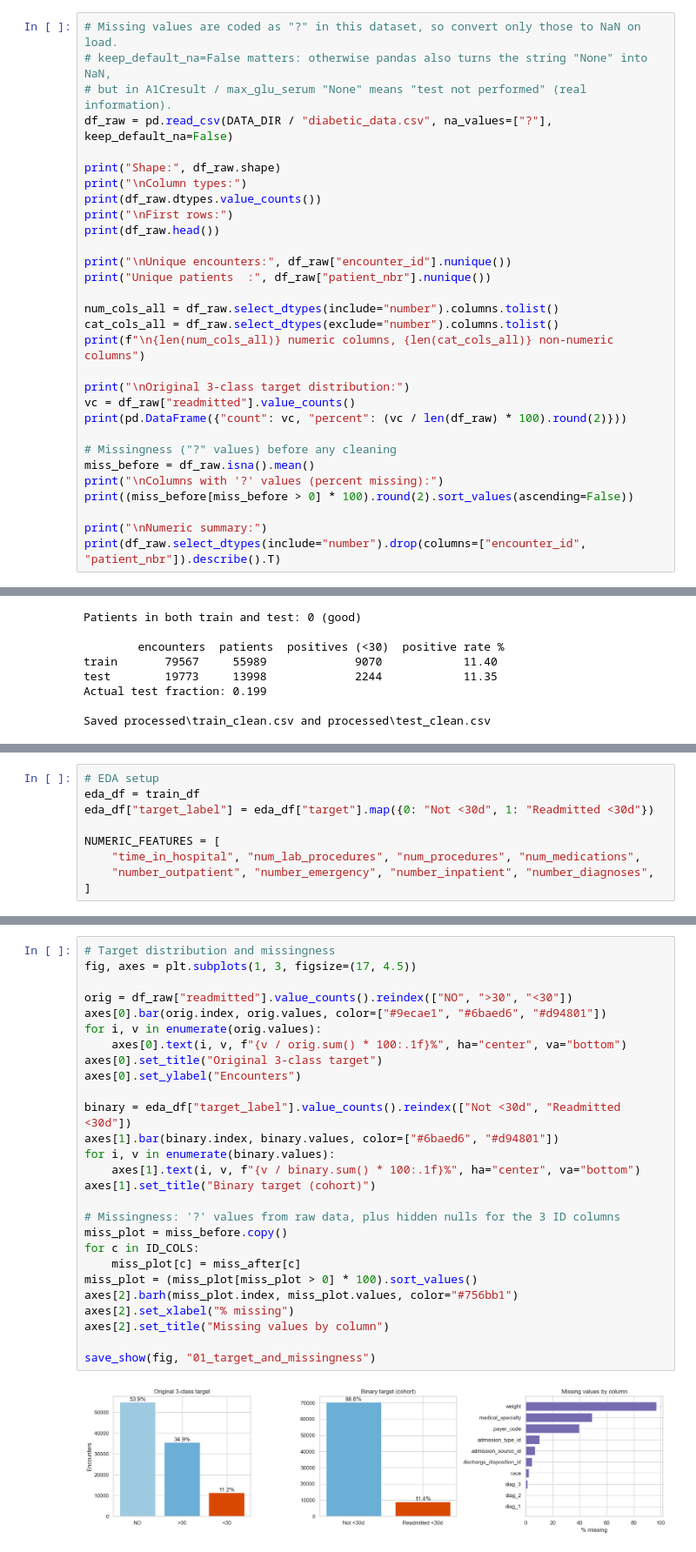
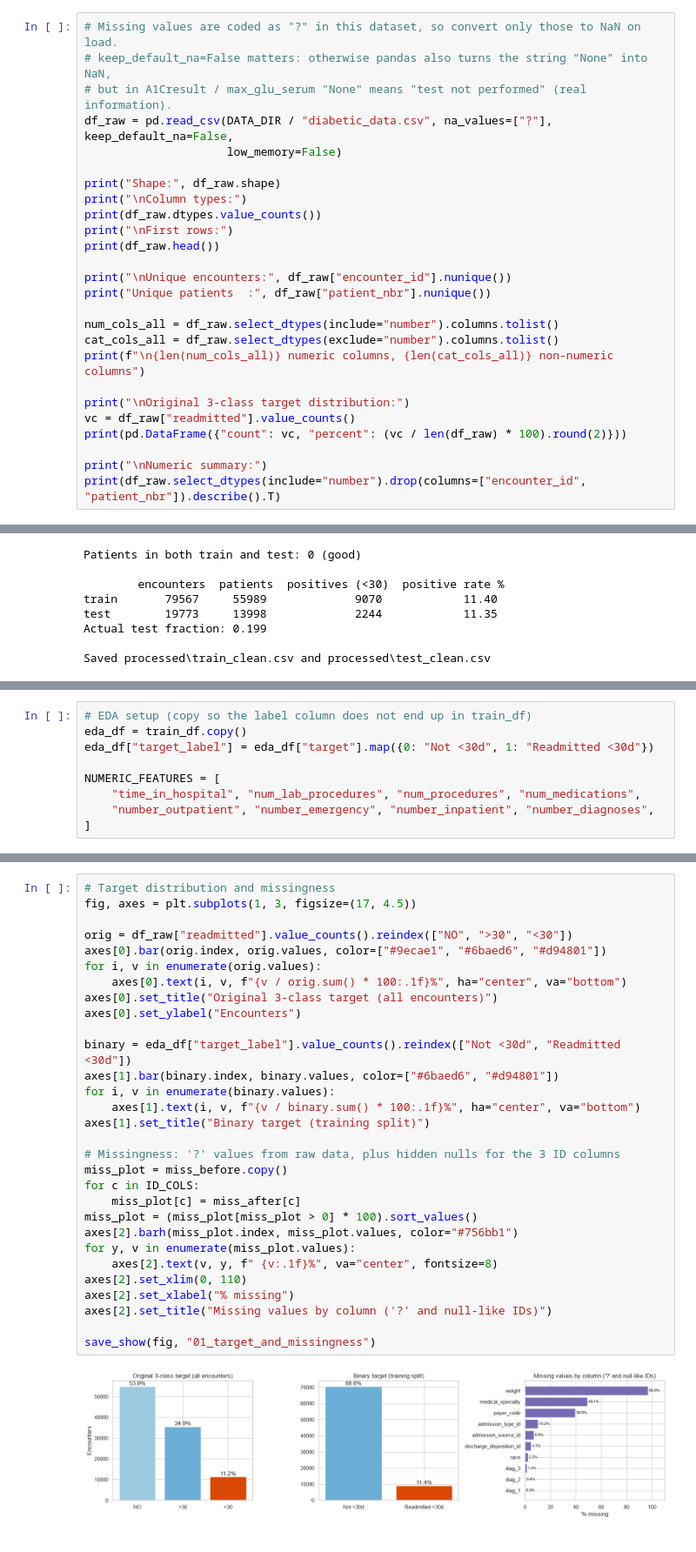
Before and after one commit to brandankwok/cmpt455-diabetes-readmission-prediction, a Jupyter notebook: notebooks/01_preprocessing_eda.ipynb, the cells around one changed output, grey strips where cells are left out. Shown at 87% size. Cells and saved outputs as stored; diff of their text form.

```diff
--- a/notebooks/01_preprocessing_eda.ipynb
+++ b/notebooks/01_preprocessing_eda.ipynb
@@ -51,7 +74,8 @@ def save_show(fig, name):
 # Missing values are coded as "?" in this dataset, so convert only those to NaN on load.
 # keep_default_na=False matters: otherwise pandas also turns the string "None" into NaN,
 # but in A1Cresult / max_glu_serum "None" means "test not performed" (real information).
-df_raw = pd.read_csv(DATA_DIR / "diabetic_data.csv", na_values=["?"], keep_default_na=False)
+df_raw = pd.read_csv(DATA_DIR / "diabetic_data.csv", na_values=["?"], keep_default_na=False,
+                     low_memory=False)
 
 print("Shape:", df_raw.shape)
 print("\nColumn types:")
@@ -70,11 +94,6 @@ print("\nOriginal 3-class target distribution:")
 vc = df_raw["readmitted"].value_counts()
 print(pd.DataFrame({"count": vc, "percent": (vc / len(df_raw) * 100).round(2)}))
 
-# Missingness ("?" values) before any cleaning
-miss_before = df_raw.isna().mean()
-print("\nColumns with '?' values (percent missing):")
-print((miss_before[miss_before > 0] * 100).round(2).sort_values(ascending=False))
-
 print("\nNumeric summary:")
 print(df_raw.select_dtypes(include="number").drop(columns=["encounter_id", "patient_nbr"]).describe().T)
 # %% [output]
@@ -272,6 +400,6 @@ Saved processed\train_clean.csv and processed\test_clean.csv
 # %%
-# EDA setup
-eda_df = train_df
+# EDA setup (copy so the label column does not end up in train_df)
+eda_df = train_df.copy()
 eda_df["target_label"] = eda_df["target"].map({0: "Not <30d", 1: "Readmitted <30d"})
 
 NUMERIC_FEATURES = [
@@ -281,29 +411,32 @@ NUMERIC_FEATURES = [
 # %%
 # Target distribution and missingness
 fig, axes = plt.subplots(1, 3, figsize=(17, 4.5))
 
 orig = df_raw["readmitted"].value_counts().reindex(["NO", ">30", "<30"])
 axes[0].bar(orig.index, orig.values, color=["#9ecae1", "#6baed6", "#d94801"])
 for i, v in enumerate(orig.values):
     axes[0].text(i, v, f"{v / orig.sum() * 100:.1f}%", ha="center", va="bottom")
-axes[0].set_title("Original 3-class target")
+axes[0].set_title("Original 3-class target (all encounters)")
 axes[0].set_ylabel("Encounters")
 
 binary = eda_df["target_label"].value_counts().reindex(["Not <30d", "Readmitted <30d"])
 axes[1].bar(binary.index, binary.values, color=["#6baed6", "#d94801"])
 for i, v in enumerate(binary.values):
     axes[1].text(i, v, f"{v / binary.sum() * 100:.1f}%", ha="center", va="bottom")
-axes[1].set_title("Binary target (cohort)")
+axes[1].set_title("Binary target (training split)")
 
 # Missingness: '?' values from raw data, plus hidden nulls for the 3 ID columns
 miss_plot = miss_before.copy()
 for c in ID_COLS:
     miss_plot[c] = miss_after[c]
 miss_plot = (miss_plot[miss_plot > 0] * 100).sort_values()
 axes[2].barh(miss_plot.index, miss_plot.values, color="#756bb1")
+for y, v in enumerate(miss_plot.values):
+    axes[2].text(v, y, f" {v:.1f}%", va="center", fontsize=8)
+axes[2].set_xlim(0, 110)
 axes[2].set_xlabel("% missing")
-axes[2].set_title("Missing values by column")
+axes[2].set_title("Missing values by column ('?' and null-like IDs)")
 
 save_show(fig, "01_target_and_missingness")
 # %% [output]
-[figure, old version]
+[figure, new version]
```
Also changed, not shown: parts of 34 cells of this notebook, 1 other file.
